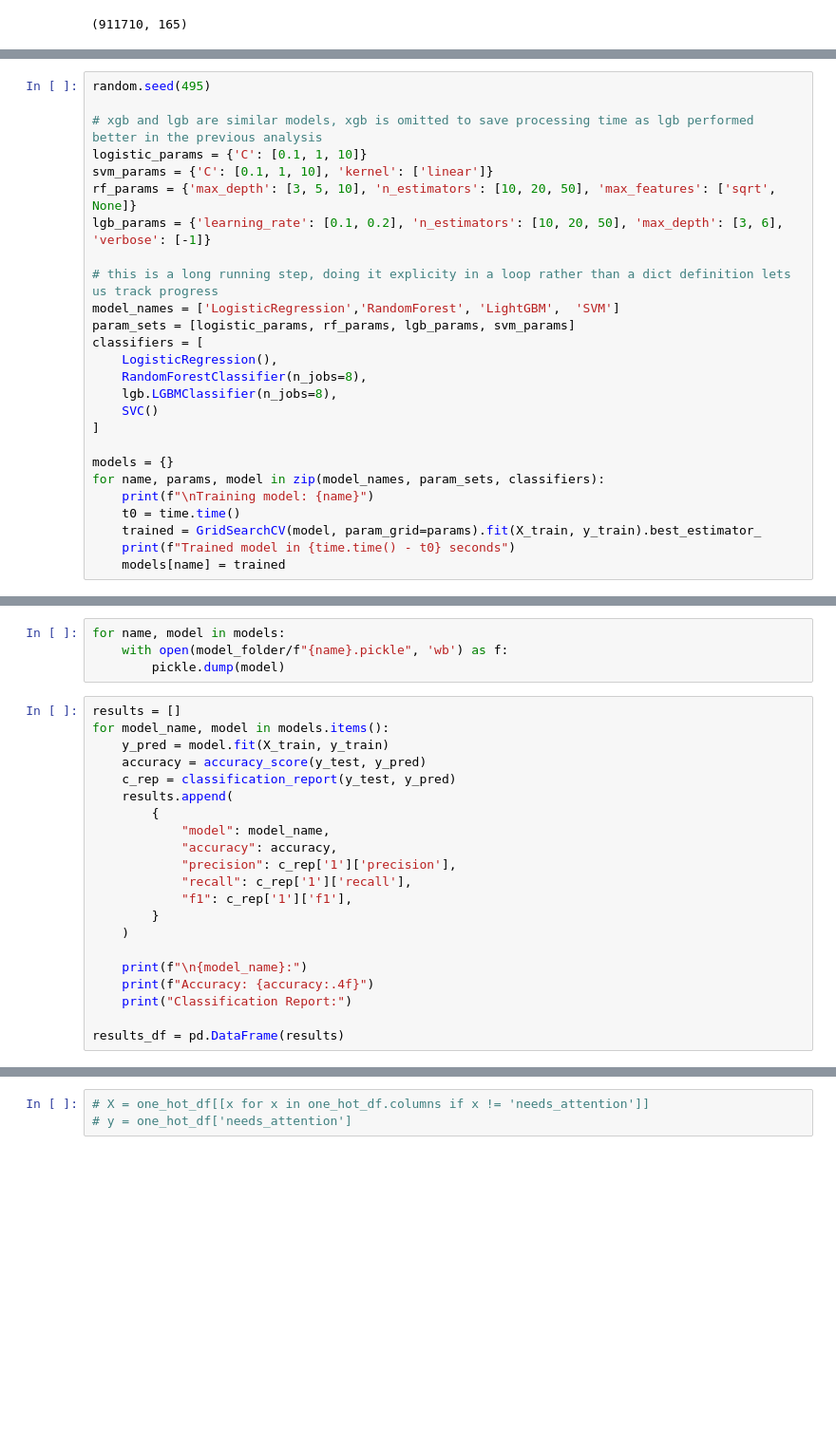
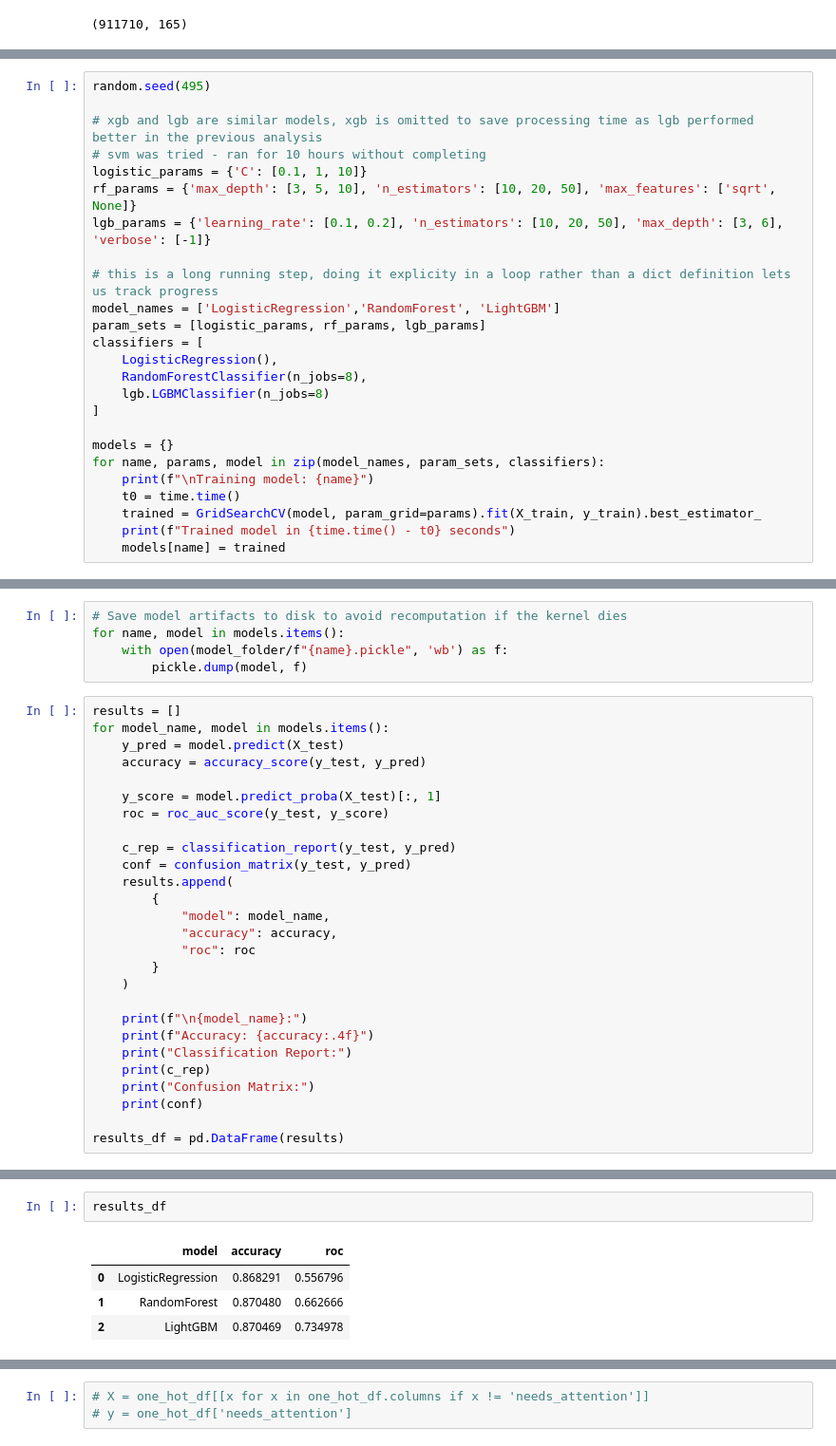
Before and after one commit to step-hen-burke/CA2, a Jupyter notebook: 3_rental_prediction.ipynb, the cells around one changed output, grey strips where cells are left out. Shown: that part at 95% size. Saved outputs shown, nothing was run; the diff lists cells and outputs as text; blank space fills up the shorter version.

```diff
--- a/3_rental_prediction.ipynb
+++ b/3_rental_prediction.ipynb
@@ -341,19 +351,18 @@ X_train, X_test, y_train, y_test = train_test_split(one_hot_df.drop(columns=['ne
 random.seed(495)
 
 # xgb and lgb are similar models, xgb is omitted to save processing time as lgb performed better in the previous analysis
+# svm was tried - ran for 10 hours without completing
 logistic_params = {'C': [0.1, 1, 10]}
-svm_params = {'C': [0.1, 1, 10], 'kernel': ['linear']}
 rf_params = {'max_depth': [3, 5, 10], 'n_estimators': [10, 20, 50], 'max_features': ['sqrt', None]}
 lgb_params = {'learning_rate': [0.1, 0.2], 'n_estimators': [10, 20, 50], 'max_depth': [3, 6], 'verbose': [-1]}
 
 # this is a long running step, doing it explicity in a loop rather than a dict definition lets us track progress
-model_names = ['LogisticRegression','RandomForest', 'LightGBM',  'SVM']
-param_sets = [logistic_params, rf_params, lgb_params, svm_params]
+model_names = ['LogisticRegression','RandomForest', 'LightGBM']
+param_sets = [logistic_params, rf_params, lgb_params]
 classifiers = [
     LogisticRegression(),
     RandomForestClassifier(n_jobs=8),
-    lgb.LGBMClassifier(n_jobs=8),
-    SVC()
+    lgb.LGBMClassifier(n_jobs=8)
 ]
 
 models = {}
@@ -371,25 +384,32 @@ Training model: RandomForest
 # %%
-for name, model in models:
+# Save model artifacts to disk to avoid recomputation if the kernel dies
+for name, model in models.items():
     with open(model_folder/f"{name}.pickle", 'wb') as f:
-        pickle.dump(model)
+        pickle.dump(model, f)
 # %%
 results = []
 for model_name, model in models.items():
-    y_pred = model.fit(X_train, y_train)
+    y_pred = model.predict(X_test)
     accuracy = accuracy_score(y_test, y_pred)
+
+    y_score = model.predict_proba(X_test)[:, 1]
+    roc = roc_auc_score(y_test, y_score)
+
     c_rep = classification_report(y_test, y_pred)
+    conf = confusion_matrix(y_test, y_pred)
     results.append(
         {
             "model": model_name,
             "accuracy": accuracy,
-            "precision": c_rep['1']['precision'],
-            "recall": c_rep['1']['recall'],
-            "f1": c_rep['1']['f1'],
+            "roc": roc
         }
     )
 
     print(f"\n{model_name}:")
     print(f"Accuracy: {accuracy:.4f}")
     print("Classification Report:")
+    print(c_rep)
+    print("Confusion Matrix:")
+    print(conf)
 
 results_df = pd.DataFrame(results)
@@ -410,0 +518,7 @@ plt.show()
+# %%
+results_df
+# %% [output]
+|  | model | accuracy | roc |
+| 0 | LogisticRegression | 0.868291 | 0.556796 |
+| 1 | RandomForest | 0.870480 | 0.662666 |
+| 2 | LightGBM | 0.870469 | 0.734978 |
```
Also changed, not shown: parts of 25 cells of this notebook, 7 other files.
